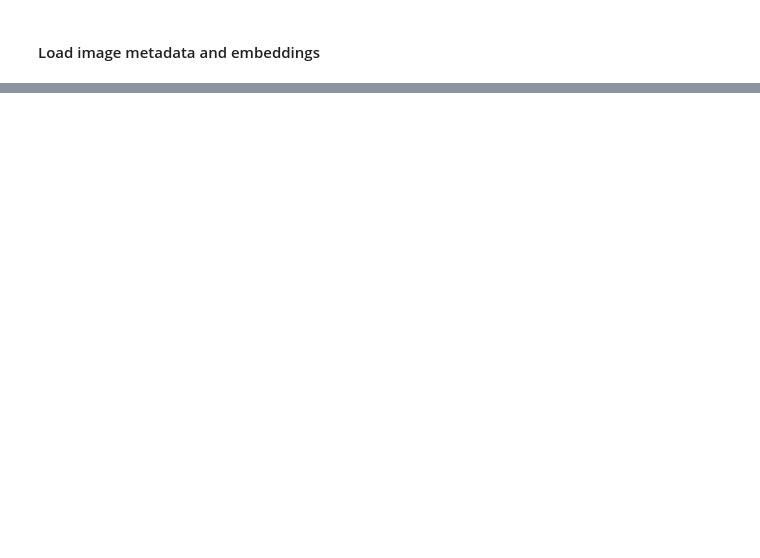
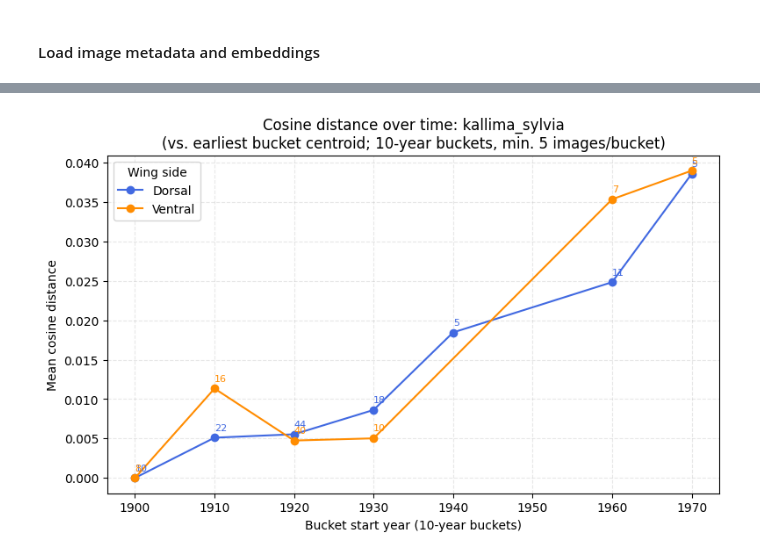
Before and after one commit to BioVisionLab/BioCosmos, a Jupyter notebook: cosine_temporal_analysis/temporal_analysis.ipynb, the cells around one changed output, grey strips where cells are left out. Saved outputs shown, nothing was run; the diff lists cells and outputs as text; code cells hidden in the pictures; blank space fills up the shorter version.

```diff
--- a/cosine_temporal_analysis/temporal_analysis.ipynb
+++ b/cosine_temporal_analysis/temporal_analysis.ipynb
@@ -179,0 +447,72 @@ embeddings, img_ids = load_all_embeddings(lance_table, meta["img_id"].to_numpy()
+# %%
+def compute_temporal_distances(
+    temporal_keys: list[tuple[str, int]],
+    temporal_centroids: np.ndarray,
+    temporal_counts: dict,
+    overall_keys: list[tuple[str, str]],
+    overall_centroids: np.ndarray,
+) -> pl.DataFrame:
+    """Compute both temporal cosine-distance metrics for each (side, bucket) centroid.
+
+    - "overall": distance from the bucket centroid to that side's whole-species
+      centroid (computed once over all available images for that side).
+    - "baseline": distance from the bucket centroid to that side's earliest
+      bucket centroid (temporal_keys/temporal_centroids must already be sorted
+      by side then bucket, as compute_temporal_centroids returns them).
+    """
+    overall_by_side = {side: centroid for (_, side), centroid in zip(overall_keys, overall_centroids)}
+
+    baseline_by_side = {}
+    rows = []
+    for (side, bucket), centroid in zip(temporal_keys, temporal_centroids):
+        baseline_by_side.setdefault(side, centroid)
+
+        n = temporal_counts[(side, bucket)]
+        if side in overall_by_side:
+            rows.append({
+                "side": side, "bucket": bucket, "n": n, "metric": "overall",
+                "distance": 1 - float(np.dot(centroid, overall_by_side[side])),
+            })
+        rows.append({
+            "side": side, "bucket": bucket, "n": n, "metric": "baseline",
+            "distance": 1 - float(np.dot(centroid, baseline_by_side[side])),
+        })
+
+    return pl.DataFrame(rows)
+
+
+temporal_distances_df = compute_temporal_distances(
+    temporal_keys, temporal_centroids, temporal_counts, keys, centroids
+)
+
+DISTANCE_METRIC = "baseline"  # "overall" (vs. whole-species centroid) or "baseline" (vs. earliest bucket)
+
+plot_data = temporal_distances_df.filter(pl.col("metric") == DISTANCE_METRIC).sort("bucket")
+
+plt.figure(figsize=(9, 5))
+for side, color in SIDE_COLORS.items():
+    side_data = plot_data.filter(pl.col("side") == side)
+    if side_data.is_empty():
+        continue
+    buckets = side_data["bucket"].to_numpy()
+    distances = side_data["distance"].to_numpy()
+    counts = side_data["n"].to_numpy()
+    plt.plot(buckets, distances, color=color, marker="o", label=side.capitalize())
+    for x, y, n in zip(buckets, distances, counts):
+        plt.annotate(str(n), (x, y), textcoords="offset points", xytext=(0, 6), fontsize=8, color=color)
+
+metric_label = {
+    "overall": "whole-species centroid",
+    "baseline": "earliest bucket centroid",
+}[DISTANCE_METRIC]
+plt.title(
+    f"Cosine distance over time: {SPECIES_FILTER}\n"
+    f"(vs. {metric_label}; {BUCKET_YEARS}-year buckets, min. {MIN_BUCKET_IMAGES} images/bucket)"
+)
+plt.xlabel(f"Bucket start year ({BUCKET_YEARS}-year buckets)")
+plt.ylabel("Mean cosine distance")
+plt.legend(title="Wing side")
+plt.grid(True, linestyle="--", alpha=0.3)
+plt.show()
+# %% [output]
+[figure, added]
```
Also changed, not shown: parts of 17 cells of this notebook, 1 other file.
